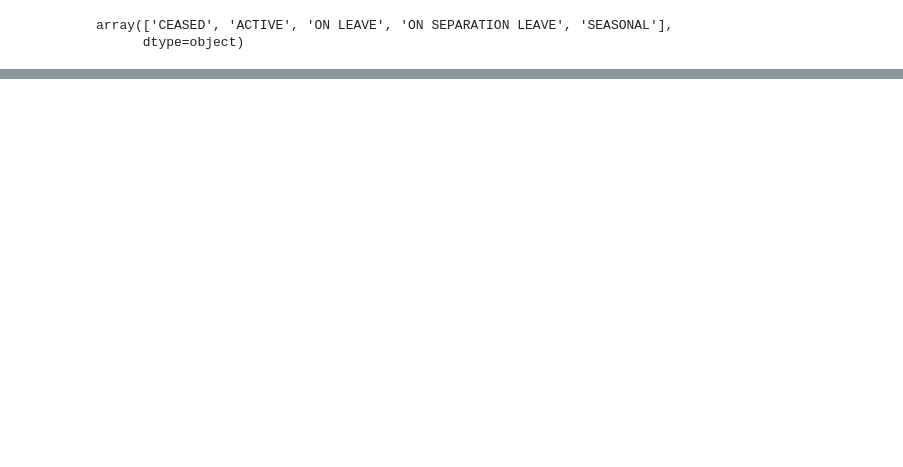
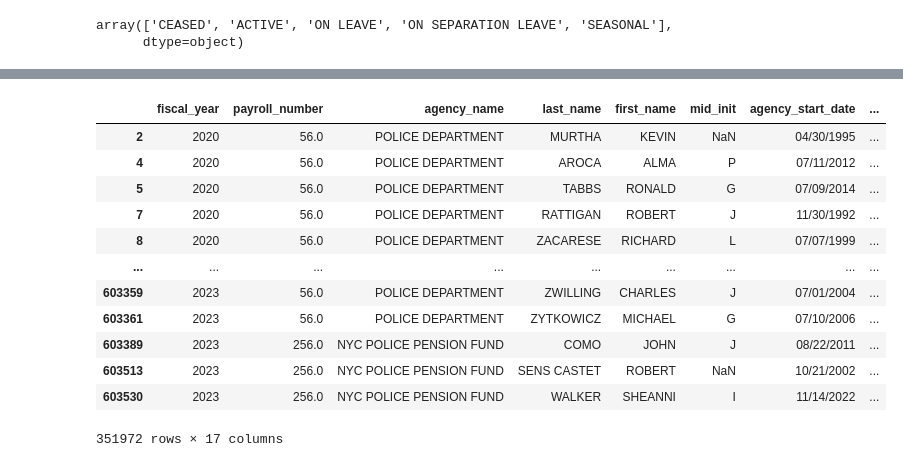
Before and after one commit to Jeff-Brady/crime_nerds, a Jupyter notebook: Notebook_Franzi.ipynb, the cells around one changed output, grey strips where cells are left out. Cells and saved outputs as stored; diff of their text form; code cells hidden in the pictures; blank space fills up the shorter version.

```diff
--- a/Notebook_Franzi.ipynb
+++ b/Notebook_Franzi.ipynb
@@ -418,0 +965,24 @@ array(['CEASED', 'ACTIVE', 'ON LEAVE', 'ON SEPARATION LEAVE', 'SEASONAL'],
+# %%
+titles = ['OFFICER', 'DETECTIVE', 'SERGEANT', 'LIEUTENANT', 'CAPTAIN', 'DEPUTY', 'INSPECTOR', 'CHIEF']
+
+#Source: https://app.powerbigov.us/view?r=eyJrIjoiZTI4OTRjZTYtNTYwOC00NzcxLThhYTItOTU5NGNkMzIzYjVlIiwidCI6IjJiOWY1N2ViLTc4ZDEtNDZmYi1iZTgzLWEyYWZkZDdjNjA0MyJ9&pageName=ReportSection
+# %%
+police_officer1 = police_pay[police_pay['title_description'].str.contains('|'.join(titles), case=False)]
+
+
+# Print the filtered DataFrame
+police_officer1
+# %% [output]
+|  | fiscal_year | payroll_number | agency_name | last_name | first_name | mid_init | agency_start_date | ... |
+| 2 | 2020 | 56.0 | POLICE DEPARTMENT | MURTHA | KEVIN | NaN | 04/30/1995 | ... |
+| 4 | 2020 | 56.0 | POLICE DEPARTMENT | AROCA | ALMA | P | 07/11/2012 | ... |
+| 5 | 2020 | 56.0 | POLICE DEPARTMENT | TABBS | RONALD | G | 07/09/2014 | ... |
+| 7 | 2020 | 56.0 | POLICE DEPARTMENT | RATTIGAN | ROBERT | J | 11/30/1992 | ... |
+| 8 | 2020 | 56.0 | POLICE DEPARTMENT | ZACARESE | RICHARD | L | 07/07/1999 | ... |
+| ... | ... | ... | ... | ... | ... | ... | ... | ... |
+| 603359 | 2023 | 56.0 | POLICE DEPARTMENT | ZWILLING | CHARLES | J | 07/01/2004 | ... |
+| 603361 | 2023 | 56.0 | POLICE DEPARTMENT | ZYTKOWICZ | MICHAEL | G | 07/10/2006 | ... |
+| 603389 | 2023 | 256.0 | NYC POLICE PENSION FUND | COMO | JOHN | J | 08/22/2011 | ... |
+| 603513 | 2023 | 256.0 | NYC POLICE PENSION FUND | SENS CASTET | ROBERT | NaN | 10/21/2002 | ... |
+| 603530 | 2023 | 256.0 | NYC POLICE PENSION FUND | WALKER | SHEANNI | I | 11/14/2022 | ... |
+351972 rows × 17 columns
```
Also changed, not shown: parts of 70 cells of this notebook.
